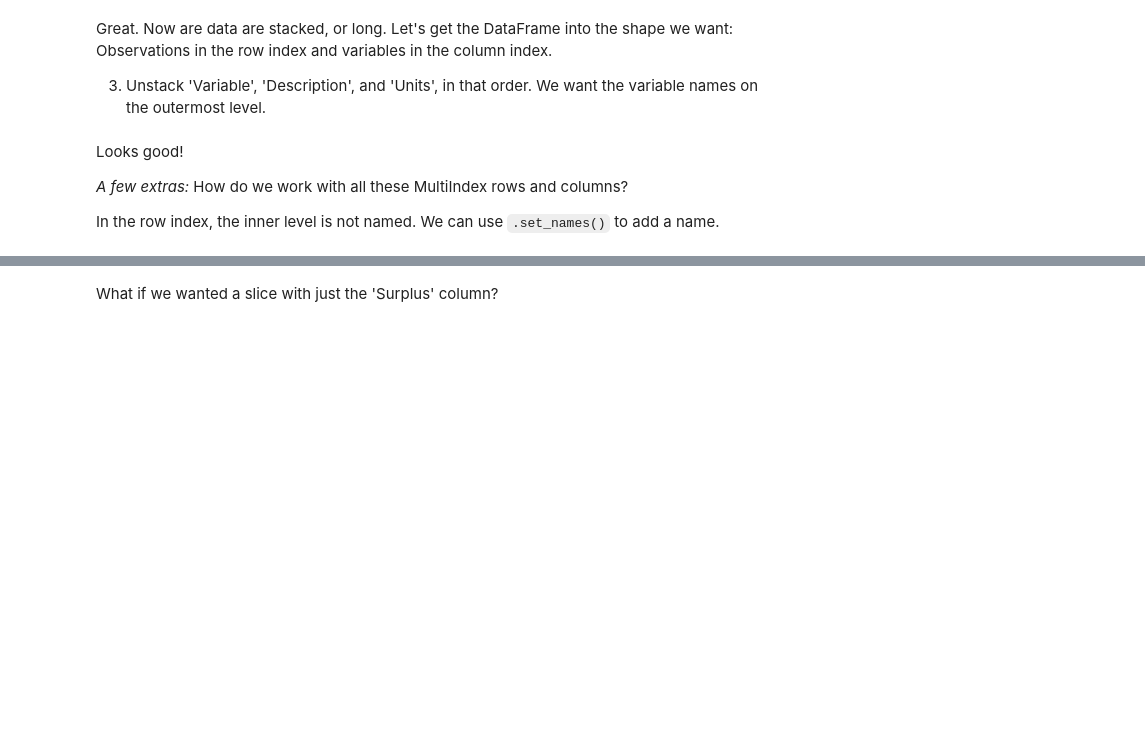
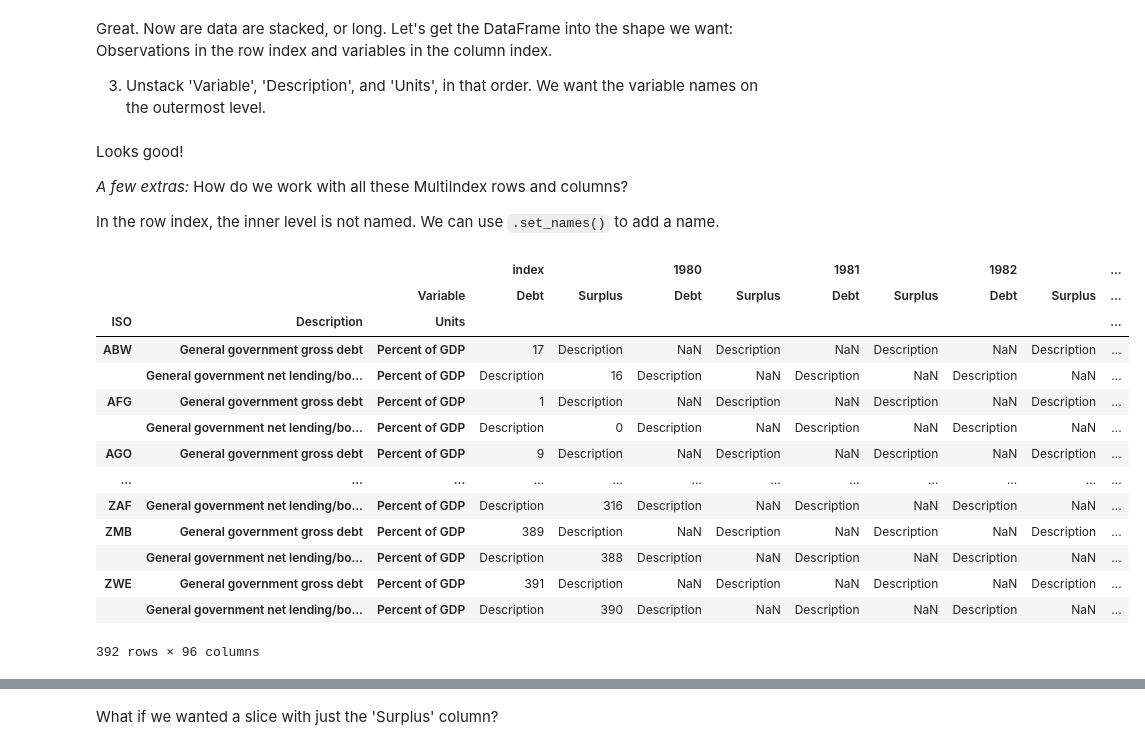
Before and after one commit to messymoose/ECON570, a Jupyter notebook: Lectures/9_22_reshape.ipynb, the cells around one changed output, grey strips where cells are left out. Drawn from its saved outputs; the diff is of its cells as text; code cells hidden in the pictures; blank space fills up the shorter version.

```diff
--- a/Lectures/9_22_reshape.ipynb
+++ b/Lectures/9_22_reshape.ipynb
@@ -451,3 +451,21 @@ Looks good!
 *A few extras:* How do we work with all these MultiIndex rows and columns?
 
 In the row index, the inner level is not named. We can use `.set_names()` to add a name.
+# %%
+weo_us.unstack('Variable', 'Description', 'Units')
+# %% [output]
+|  |  |  | index |  | 1980 |  | 1981 |  | 1982 |  | ... |
+|  |  | Variable | Debt | Surplus | Debt | Surplus | Debt | Surplus | Debt | Surplus | ... |
+| ISO | Description | Units |  |  |  |  |  |  |  |  | ... |
+| ABW | General government gross debt | Percent of GDP | 17 | Description | NaN | Description | NaN | Description | NaN | Description | ... |
+|  | General government net lending/bo... | Percent of GDP | Description | 16 | Description | NaN | Description | NaN | Description | NaN | ... |
+| AFG | General government gross debt | Percent of GDP | 1 | Description | NaN | Description | NaN | Description | NaN | Description | ... |
+|  | General government net lending/bo... | Percent of GDP | Description | 0 | Description | NaN | Description | NaN | Description | NaN | ... |
+| AGO | General government gross debt | Percent of GDP | 9 | Description | NaN | Description | NaN | Description | NaN | Description | ... |
+| ... | ... | ... | ... | ... | ... | ... | ... | ... | ... | ... | ... |
+| ZAF | General government net lending/bo... | Percent of GDP | Description | 316 | Description | NaN | Description | NaN | Description | NaN | ... |
+| ZMB | General government gross debt | Percent of GDP | 389 | Description | NaN | Description | NaN | Description | NaN | Description | ... |
+|  | General government net lending/bo... | Percent of GDP | Description | 388 | Description | NaN | Description | NaN | Description | NaN | ... |
+| ZWE | General government gross debt | Percent of GDP | 391 | Description | NaN | Description | NaN | Description | NaN | Description | ... |
+|  | General government net lending/bo... | Percent of GDP | Description | 390 | Description | NaN | Description | NaN | Description | NaN | ... |
+392 rows × 96 columns
```
Also changed, not shown: parts of 5 cells of this notebook, 6 other files.
